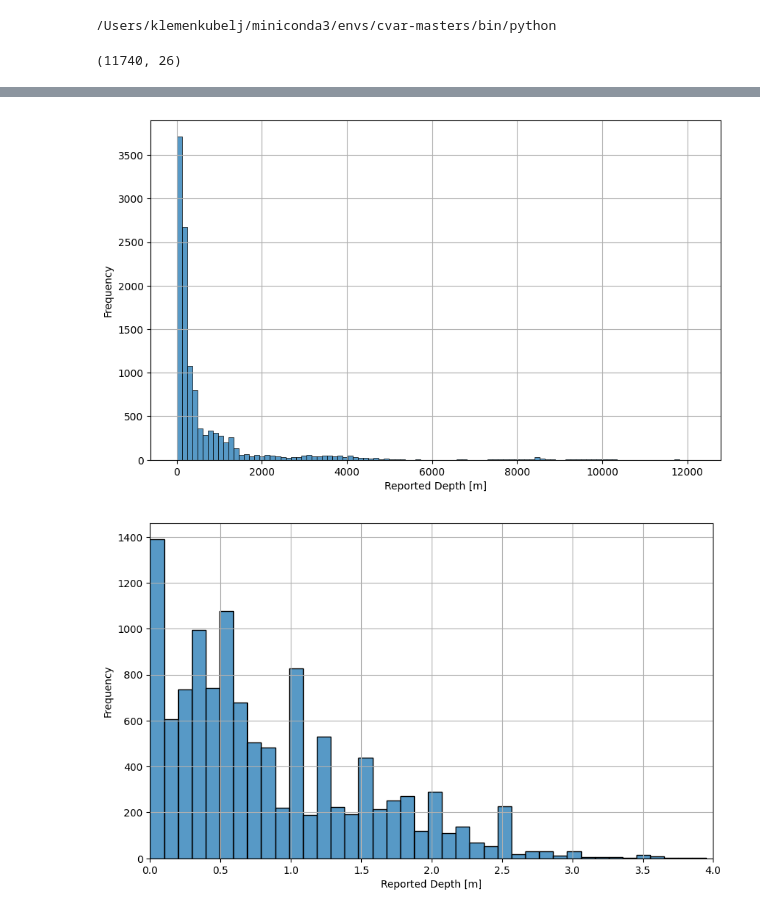
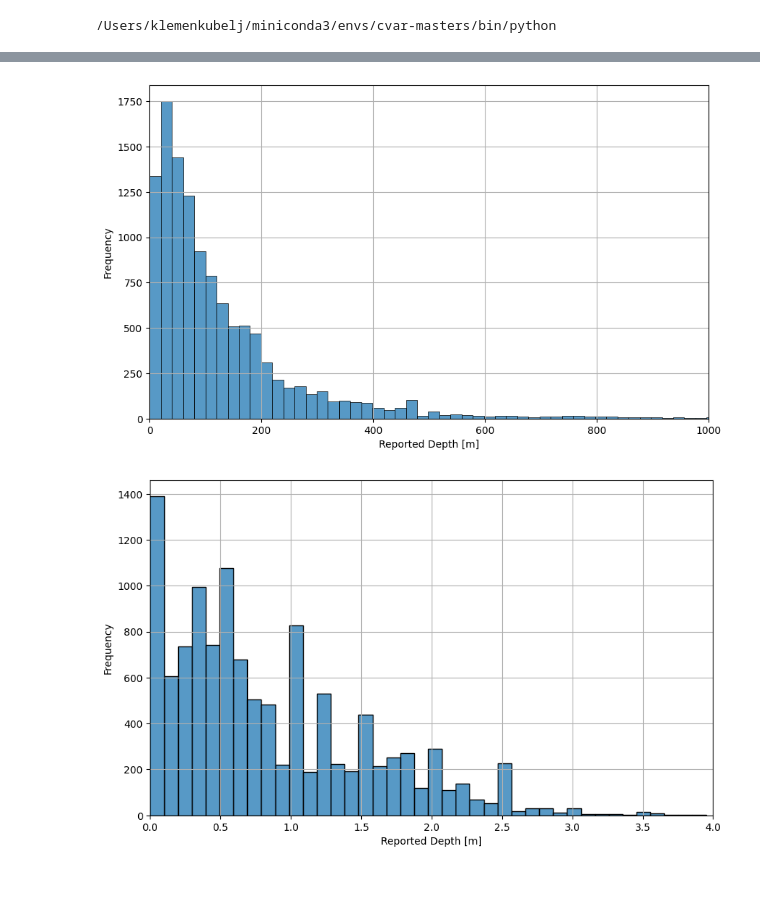
Before and after one commit to KubeljK/cvar-masters, a Jupyter notebook: notebooks/009-kk-compare-flood-depths-model-results.ipynb, the cells around one changed output, grey strips where cells are left out. Cells and saved outputs as stored; diff of their text form; code cells hidden in the pictures; blank space fills up the shorter version.

```diff
--- a/notebooks/009-kk-compare-flood-depths-model-results.ipynb
+++ b/notebooks/009-kk-compare-flood-depths-model-results.ipynb
@@ -28,8 +36,15 @@ df = df[
 df.shape
 # Replace 0 values with 0.01 for all measured_depth
 # df["measured_depth"] = df["measured_depth"].replace(0, 0.01)
+
+# Set DogeodekLabel columns
+_map = {
+    14: 2010,
+    18: 2012,
+    24: 2014,
+    68: 2023,
+}
+df["DogodekLabel"] = df["DogodekId"].map(_map)
-# %% [output]
-(11740, 26)
 # %%
 df.head()
 # %% [output]
@@ -43,6 +58,7 @@ df.head()
 df = df[[
     "VlogaId",
     "DogodekId",
+    "DogodekLabel",
     "gps_lat",
     "gps_lng",
     "measured_depth",
@@ -53,13 +69,13 @@ df = df[[
 # %%
 plt.figure(figsize=(10, 6))
 sns.histplot(df["distance_to_water"], bins=100)
 plt.xlabel("Reported Depth [m]")
 plt.ylabel("Frequency")
 plt.grid(True)
-# plt.xlim(0,4)
+plt.xlim(0,1000)
 plt.show()
 # %% [output]
-[figure, old version]
+[figure, new version]
 # %%
 plt.figure(figsize=(10, 6))
 sns.histplot(df["measured_depth"], bins=40)
```
Also changed, not shown: parts of 24 cells of this notebook.
